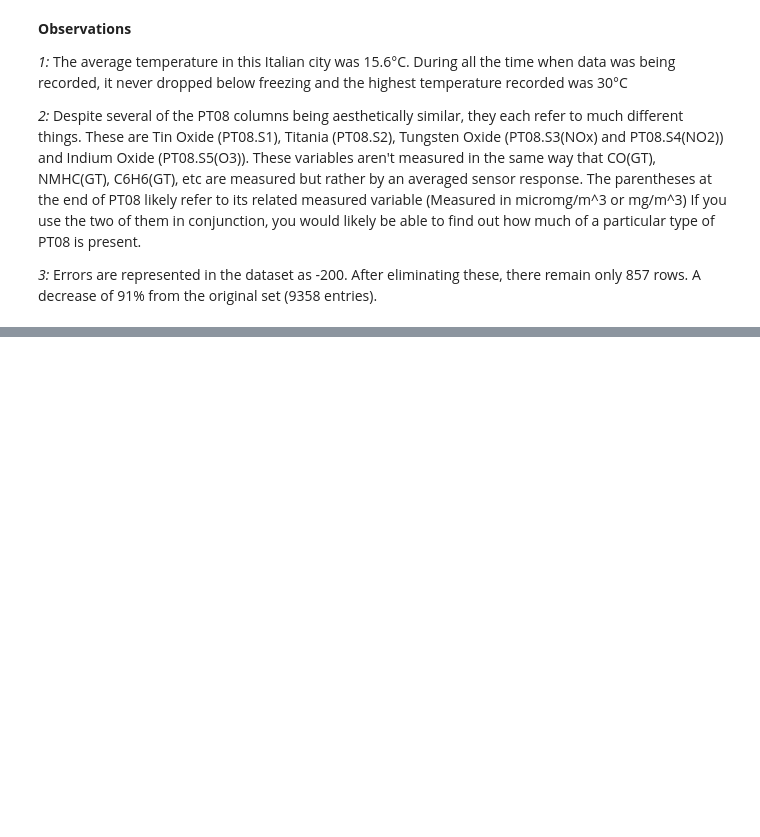
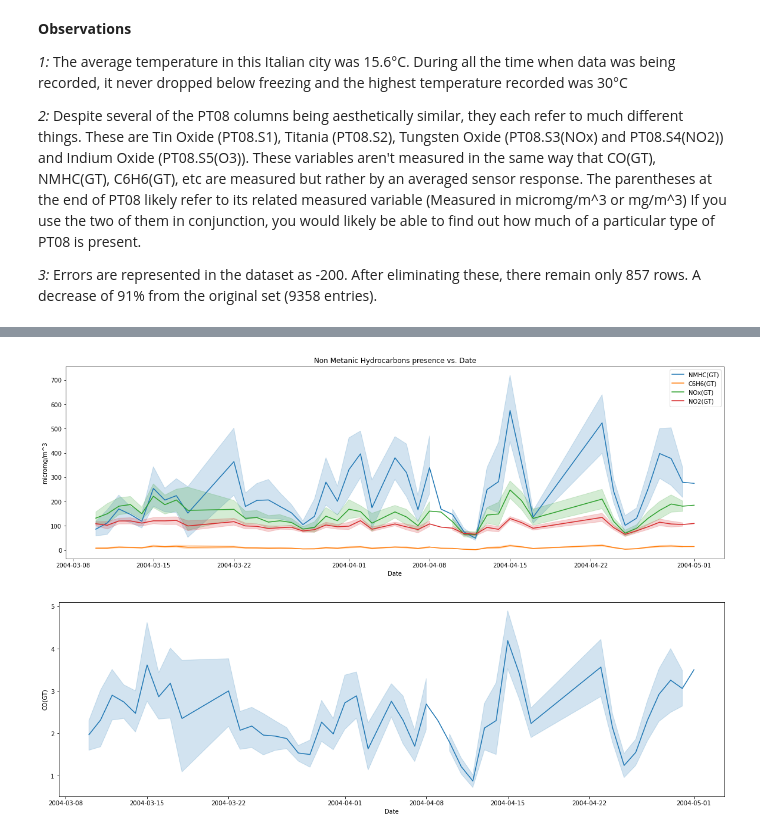
Before and after one commit to data301-2020-winter1/course-project-solo_309, a Jupyter notebook: analysis/milestone2.ipynb, the cells around one changed output, grey strips where cells are left out. Cells and saved outputs as stored; diff of their text form; code cells hidden in the pictures; blank space fills up the shorter version.

Commit message:
Created Research questions

```diff
--- a/analysis/milestone2.ipynb
+++ b/analysis/milestone2.ipynb
@@ -61,0 +74,19 @@ sns.boxplot(data=df2)
+# %%
+#Reseach Question 1
+
+#The simplest way to answer this question is to graph the change of pollutants over time.
+#We already have the graph of Carbon Monoxide over time, so we just need the graphs of the other pollutants
+plt.figure(figsize=(20, 6))
+ax = sns.lineplot(data=df, x="Date", y="NMHC(GT)", label='NMHC(GT)')
+sns.lineplot(data=df, x="Date", y="C6H6(GT)", label='C6H6(GT)')
+sns.lineplot(data=df, x="Date", y="NOx(GT)", label='NOx(GT)')
+sns.lineplot(data=df, x="Date", y="NO2(GT)", label='NO2(GT)')
+ax.set_title('Non Metanic Hydrocarbons presence vs. Date')
+ax.set_ylabel('micromg/m^3')
+
+#Now look at the graphs of the pollutants as well as the original Carbon Monoxide graph.
+plt.figure(figsize=(20, 6))
+plot2 = sns.lineplot(data=df, x="Date", y="CO(GT)")
+# %% [output]
+[figure, added]
+[figure, added]
```
Also changed, not shown: parts of 6 cells of this notebook.
